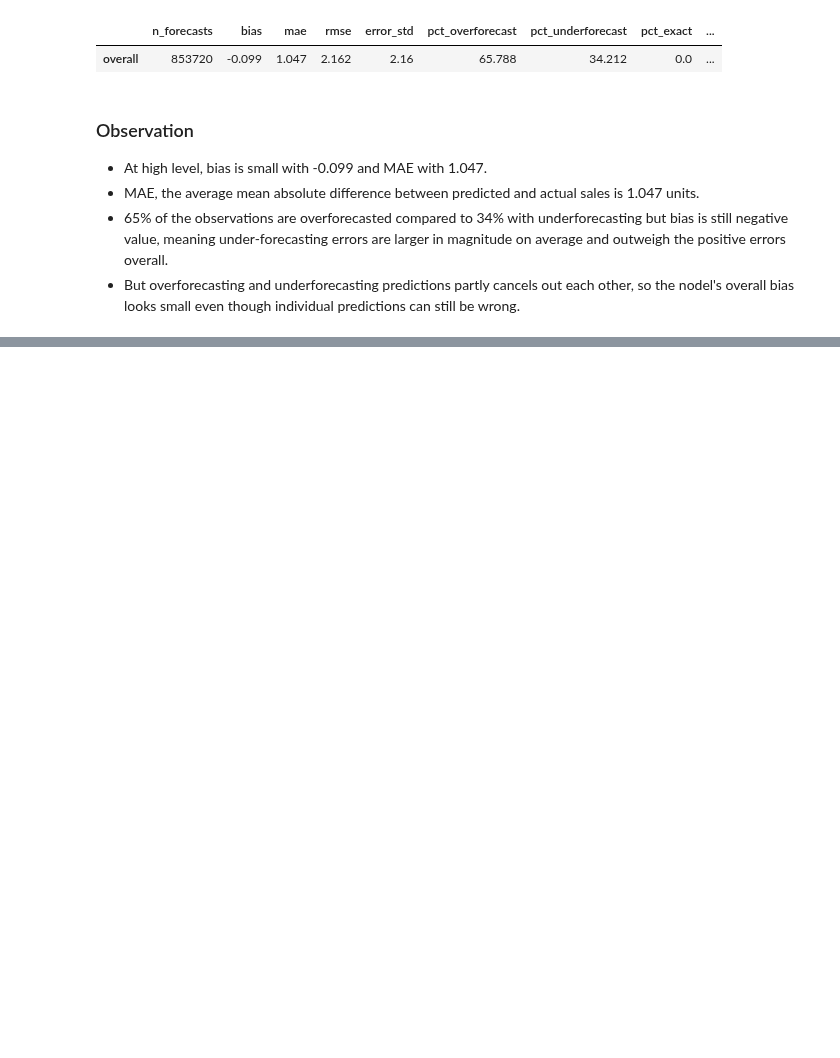
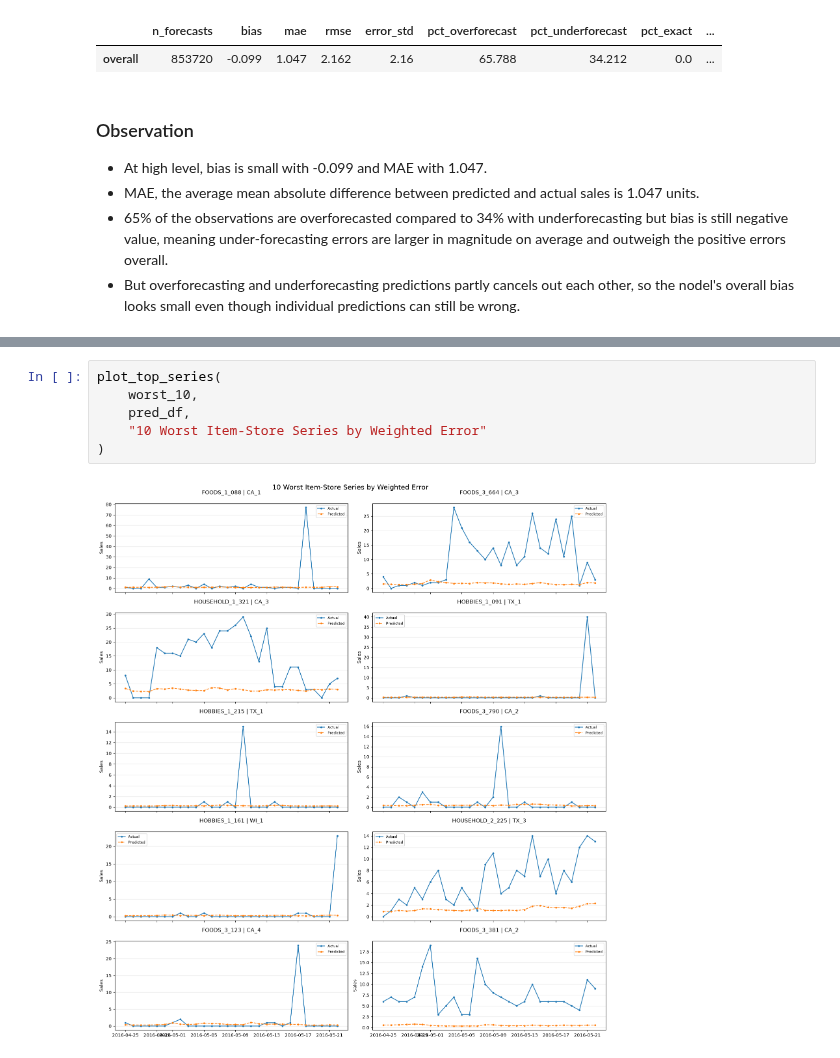
Before and after one commit to surekhag28/m5-demand-forecasting, a Jupyter notebook: notebooks/error_analysis.ipynb, the cells around one changed output, grey strips where cells are left out. Saved outputs shown, nothing was run; the diff lists cells and outputs as text; blank space fills up the shorter version.

```diff
--- a/notebooks/error_analysis.ipynb
+++ b/notebooks/error_analysis.ipynb
@@ -656,0 +1323,8 @@ for col in ["pct_actual_zero",
+# %%
+plot_top_series(
+    worst_10,
+    pred_df,
+    "10 Worst Item-Store Series by Weighted Error"
+)
+# %% [output]
+[figure, added]
```
Also changed, not shown: parts of 45 cells of this notebook, 1 other file.
